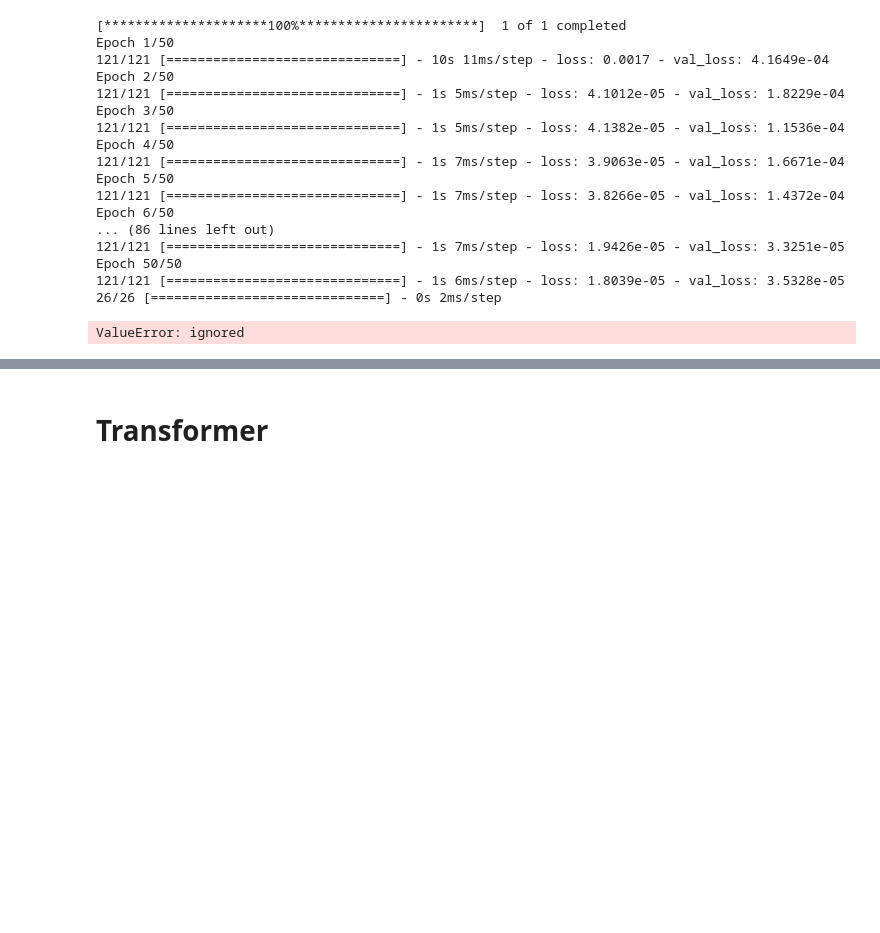
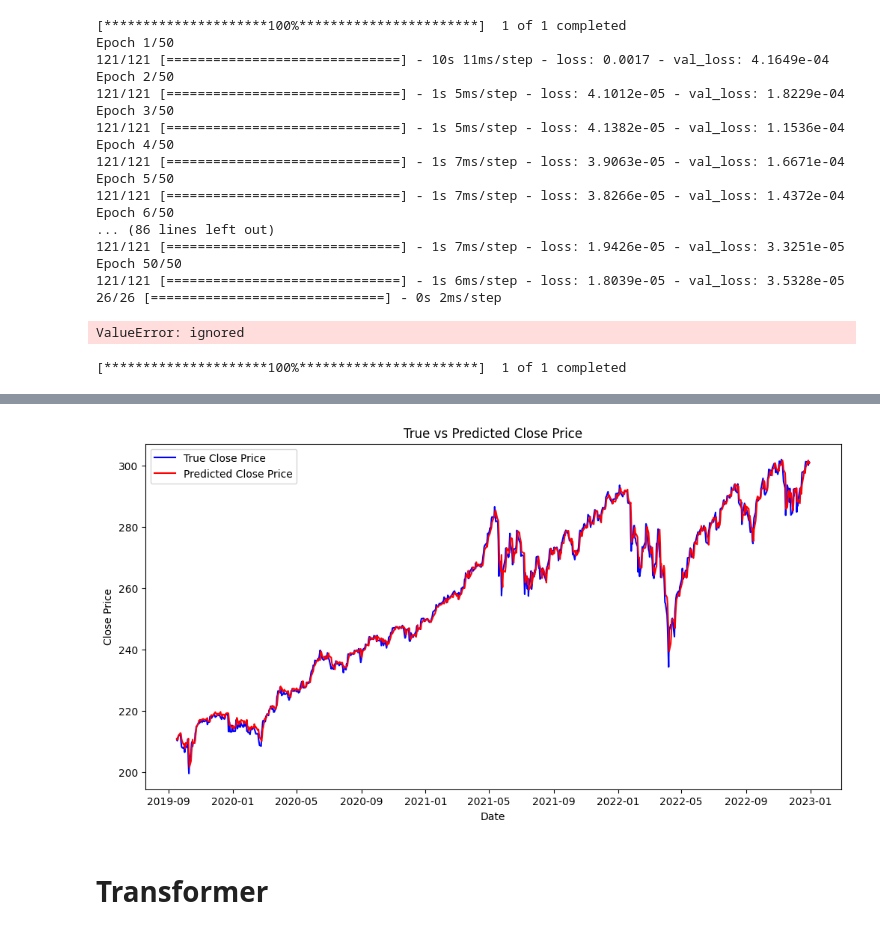
Before and after one commit to yunmokoo/SPY-Forecast_MARS_LSTM, a Jupyter notebook: SPY.ipynb, the cells around one changed output, grey strips where cells are left out. Drawn from its saved outputs; the diff is of its cells as text; code cells hidden in the pictures; blank space fills up the shorter version.

```diff
--- a/SPY.ipynb
+++ b/SPY.ipynb
@@ -144,3 +144,63 @@ Epoch 50/50
 121/121 [==============================] - 1s 6ms/step - loss: 1.8039e-05 - val_loss: 3.5328e-05
 26/26 [==============================] - 0s 2ms/step
 ValueError: ignored
+# %%
+
+
+# Step 1: Download the data and create the DataFrame
+data_SPY = yf.download("SPY", start="2001-01-01", end="2023-01-01")
+df = pd.DataFrame(data_SPY)
+
+# Step 2: Select the columns for the LSTM model
+selected_columns = ['Open', 'High', 'Low', 'Adj Close', 'Volume', 'Close']
+df = df[selected_columns]
+
+# Step 3: Normalize the data using Min-Max scaling
+scaler = MinMaxScaler()
+df_scaled = scaler.fit_transform(df)
+
+# Step 4: Prepare the data for LSTM
+sequence_length = 3
+X, y = [], []
+
+for i in range(len(df_scaled) - sequence_length):
+    X.append(df_scaled[i:i + sequence_length, :-1])
+    y.append(df_scaled[i + sequence_length, -1])
+
+X = np.array(X)
+y = np.array(y)
+X = np.reshape(X, (X.shape[0], X.shape[1], X.shape[2]))
+
+# Step 5: Split the data into train, test, and cross-validation sets
+train_size = int(0.7 * len(df))
+test_size = int(0.15 * len(df))
+cv_size = len(df) - train_size - test_size
+
+X_train, X_test, X_cv = X[:train_size], X[train_size:train_size + test_size], X[train_size + test_size:]
+y_train, y_test, y_cv = y[:train_size], y[train_size:train_size + test_size], y[train_size + test_size:]
+
+# Step 6: Create the LSTM model
+model = Sequential()
+model.add(LSTM(units=50, activation='relu', input_shape=(X_train.shape[1], X_train.shape[2])))
+model.add(Dense(units=1))
+model.compile(optimizer='adam', loss='mse')
+
+# Step 7: Train the LSTM model
+model.fit(X_train, y_train, epochs=100, batch_size=32, validation_data=(X_cv, y_cv))
+
+# Step 8: Make predictions using the model
+y_pred_test = model.predict(X_test)
+y_pred_test = scaler.inverse_transform(np.concatenate((np.zeros((y_pred_test.shape[0], 5)), y_pred_test.reshape(-1, 1)), axis=1))[:, -1]
+y_test = scaler.inverse_transform(np.concatenate((np.zeros((y_test.shape[0], 5)), y_test.reshape(-1, 1)), axis=1))[:, -1]
+
+# Step 9: Plot the predicted and target values
+plt.figure(figsize=(12, 6))
+plt.plot(df.index[-len(y_test):], y_test, label='True Close Price', color='blue')
+plt.plot(df.index[-len(y_test):], y_pred_test, label='Predicted Close Price', color='red')
+plt.xlabel('Date')
+plt.ylabel('Close Price')
+plt.title('True vs Predicted Close Price')
+plt.legend()
+plt.show()
+# %% [output]
+[*********************100%***********************]  1 of 1 completed
@@ -147,3 +225,4 @@ ValueError: ignored
+[figure, added]
 # %% [markdown]
 # Transformer
 # %%
```
Also changed, not shown: parts of 1 cell of this notebook.
